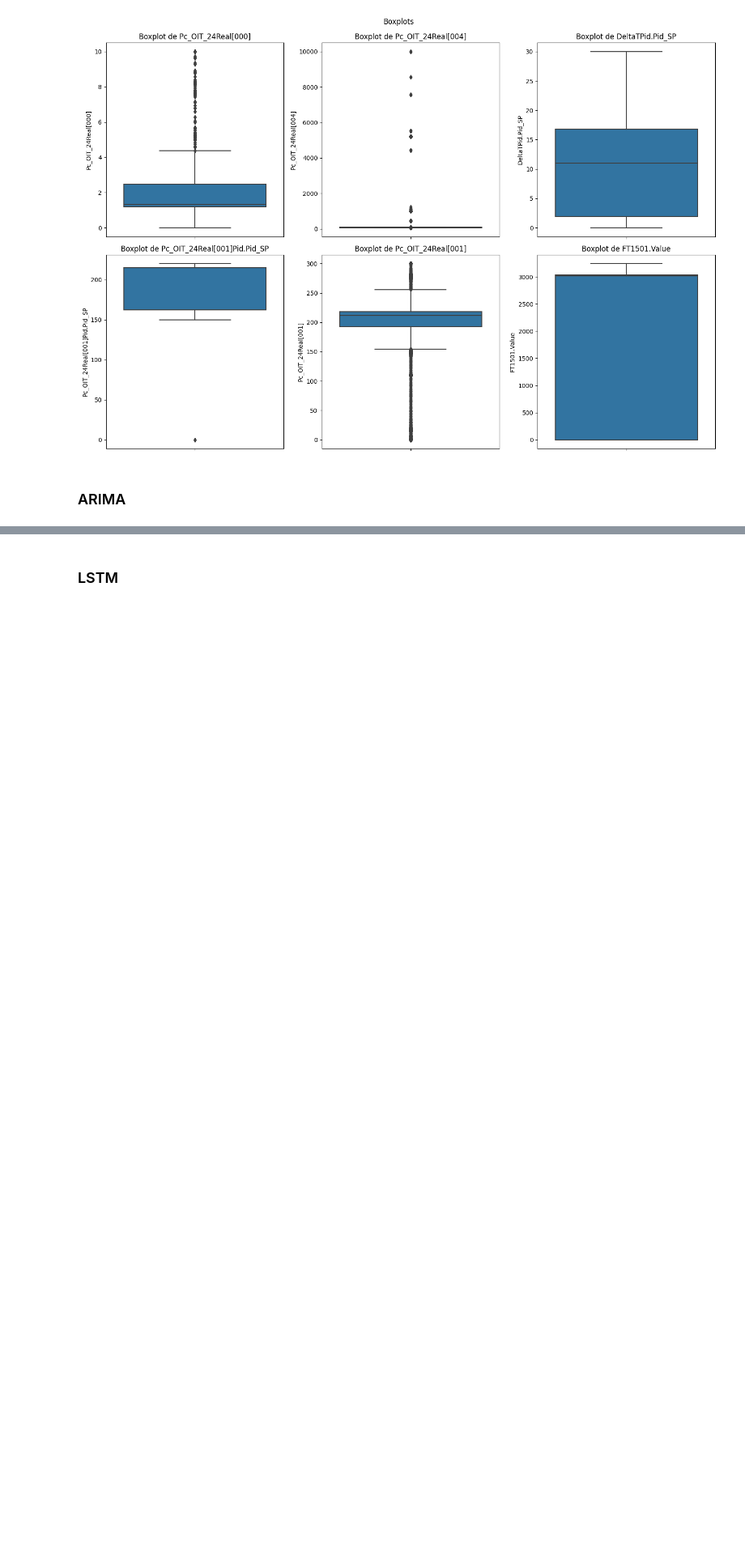
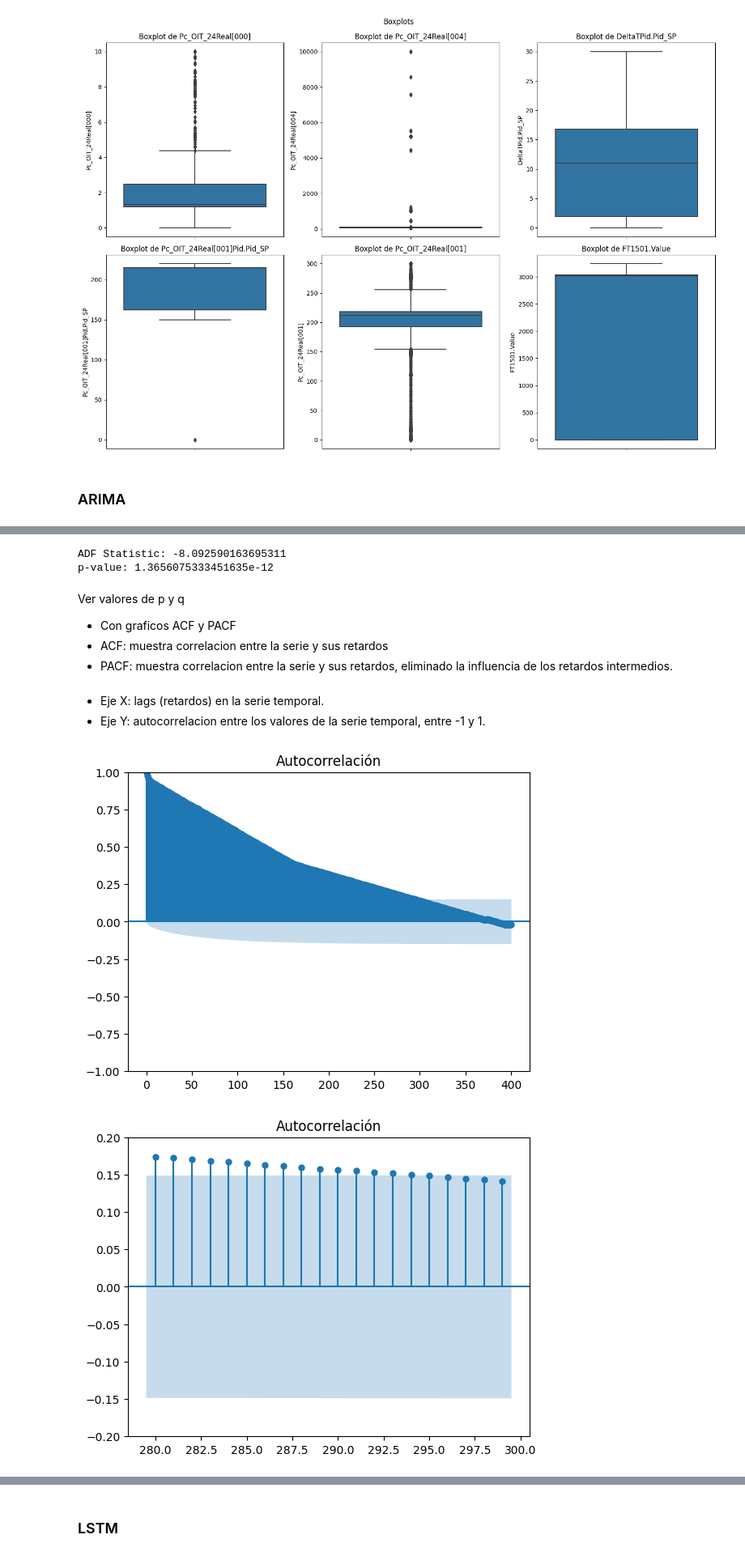
Before and after one commit to FranciscoCordero/allenbradley-mqtt-influx, a Jupyter notebook: machine-learning/Datos Reales/Anomalies.ipynb, the cells around one changed output, grey strips where cells are left out. Shown at 81% size. Cells and saved outputs as stored; diff of their text form; code cells hidden in the pictures; blank space fills up the shorter version.

```diff
--- a/machine-learning/Datos Reales/Anomalies.ipynb
+++ b/machine-learning/Datos Reales/Anomalies.ipynb
@@ -141,0 +184,58 @@ plt.show()
+# %%
+# Leer el archivo CSV
+df = pd.read_csv('CSV Completo/FILEJUNIO.CSV')
+
+# Convertir las columnas de fecha y hora en un solo datetime
+df['Datetime'] = pd.to_datetime(df['$Date'] + ' ' + df['$Time'])
+df = df.drop(columns=['$Date', '$Time'])
+
+# Eliminar filas con datos nulos
+df = df.dropna()
+
+# Seleccionar la columna de interés para la serie temporal: secuencia de datos, en mediciones sucesivas hechas a intervalos de tiempo.
+series = df.set_index('Datetime')['Pc_OIT_24Real[004]']
+
+# Verificar si la serie es estacionaria: si la media y la varianza (propiedades estadisticas) son constantes en el tiempo. Una serie estacionaria no tiene tendencias ni estacionalidades que cambien con el tiempo.
+result = adfuller(series)
+print('ADF Statistic:', result[0]) # Prueba Dickey Fuller aumentada: verifica si una serie temporal es o no estacionaria
+print('p-value:', result[1]) # Si es menor que 0.05, la serie temporal es estacionaria, y a reves
+
+# Si la serie no es estacionaria (p-value > 0.05), diferenciarla
+#verifica si serie temporal es estacionaria y sino lo es se aplica una trsnformacion para hacerla estacionaria
+# pues arima funciona con suposicion que sus series son estacionarias
+if result[1] > 0.05:
+    series = series.diff().dropna() #calcula la diferencia entre un valor y el anterior y elimina los valores nulos de la diferenciacion
+# %% [output]
+ADF Statistic: -8.092590163695311
+p-value: 1.3656075333451635e-12
+# %% [markdown]
+Ver valores de p y q
+- Con graficos ACF y PACF
+- ACF: muestra correlacion entre la serie y sus retardos
+- PACF: muestra correlacion entre la serie y sus retardos, eliminado la influencia de los retardos intermedios.
+# %% [markdown]
+- Eje X: lags (retardos) en la serie temporal.
+- Eje Y: autocorrelacion entre los valores de la serie temporal, entre -1 y 1.
+# %%
+# Gráfico de autocorrelación
+plot_acf(series, lags=400)
+plt.title('Autocorrelación')
+plt.show()
+# Gráfico de autocorrelación
+plot_acf(series, lags=range(280,300))
+plt.title('Autocorrelación')
+plt.ylim(-0.2,0.2)
+plt.show()
+
+# Gráfico de autocorrelación parcial
+plot_pacf(series, lags=70)
+plt.title('Autocorrelación Parcial')
+plt.show()
+# Gráfico de autocorrelación parcial
+plot_pacf(series, lags=range(5,70))
+plt.title('Autocorrelación Parcial')
+plt.ylim(-0.1,0.1)
+plt.show()
+# %% [output]
+[figure, added]
+[figure, added]
```
Also changed, not shown: parts of 43 cells of this notebook.
